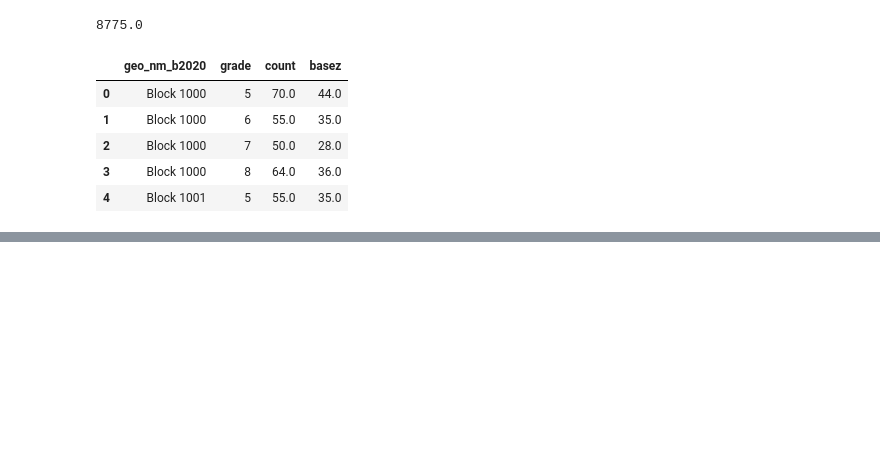
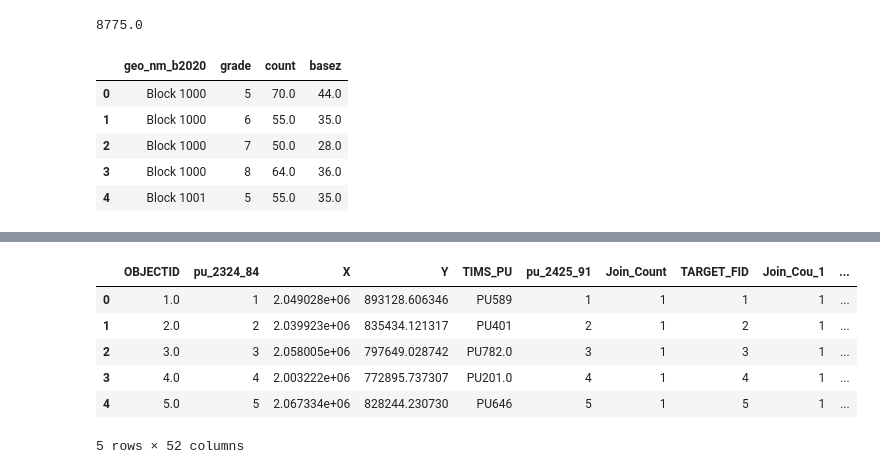
Before and after one commit to olublin/DPS-Planning, a Jupyter notebook: Base_Projection.ipynb, the cells around one changed output, grey strips where cells are left out. Drawn from its saved outputs; the diff is of its cells as text; code cells hidden in the pictures; blank space fills up the shorter version.

Commit message:
building zone assignment model

```diff
--- a/Base_Projection.ipynb
+++ b/Base_Projection.ipynb
@@ -72,0 +112,18 @@ dps_pu
+# %%
+#building iterative boundary assigment
+dps_base_hs.iloc[0,28]
+for i,hs in enumerate(dps_base_hs['name']):
+    for j,unit in enumerate(dps_pu['OBJECTID']):
+        distance = dps_base_hs.iloc[i,28].distance(dps_pu.loc[j,'centroid'])
+        #dps_pu.loc[j,hs] = distance
+dps_pu.head()
+
+#assign high school based on distance next
+# %% [output]
+|  | OBJECTID | pu_2324_84 | X | Y | TIMS_PU | pu_2425_91 | Join_Count | TARGET_FID | Join_Cou_1 | ... |
+| 0 | 1.0 | 1 | 2.049028e+06 | 893128.606346 | PU589 | 1 | 1 | 1 | 1 | ... |
+| 1 | 2.0 | 2 | 2.039923e+06 | 835434.121317 | PU401 | 2 | 1 | 2 | 1 | ... |
+| 2 | 3.0 | 3 | 2.058005e+06 | 797649.028742 | PU782.0 | 3 | 1 | 3 | 1 | ... |
+| 3 | 4.0 | 4 | 2.003222e+06 | 772895.737307 | PU201.0 | 4 | 1 | 4 | 1 | ... |
+| 4 | 5.0 | 5 | 2.067334e+06 | 828244.230730 | PU646 | 5 | 1 | 5 | 1 | ... |
+5 rows × 52 columns
```
Also changed, not shown: parts of 6 cells of this notebook.
